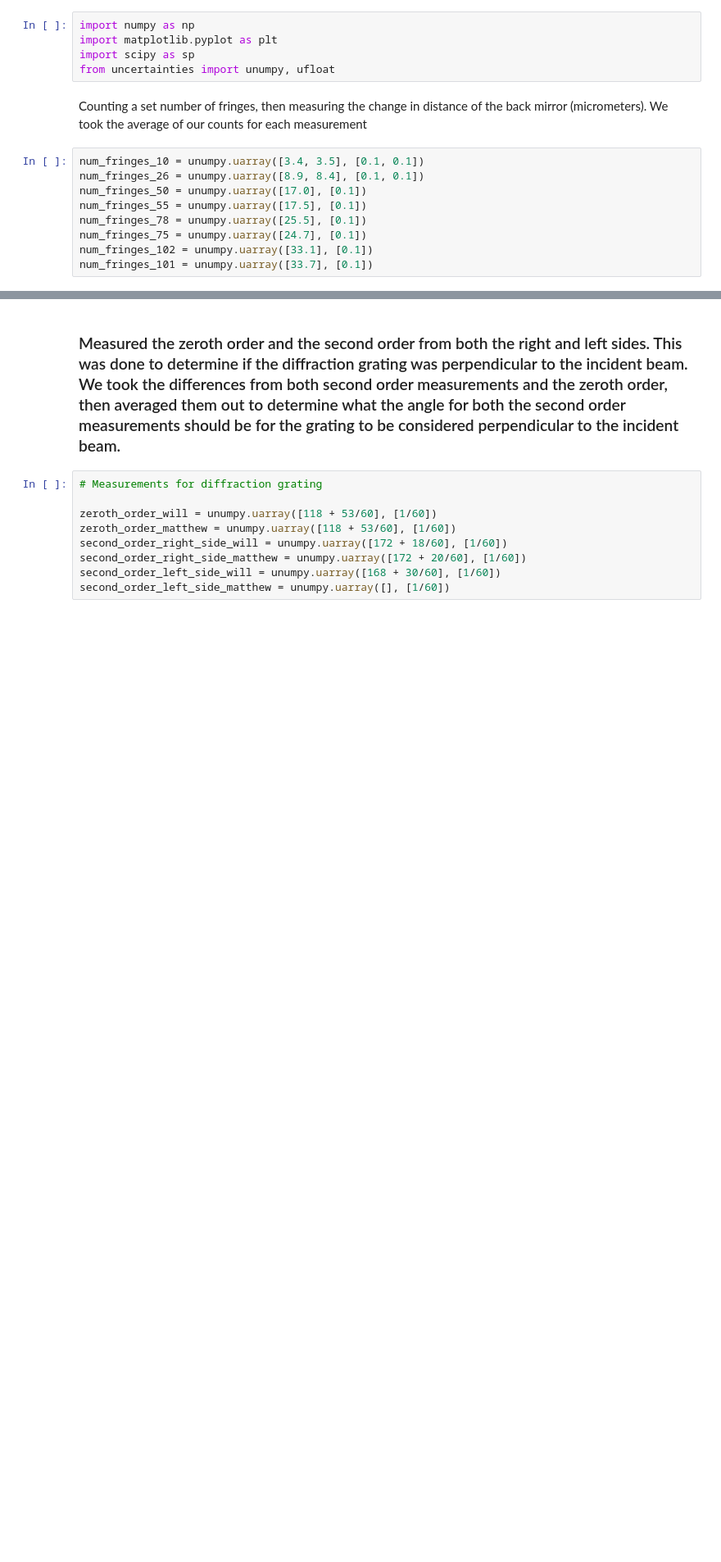
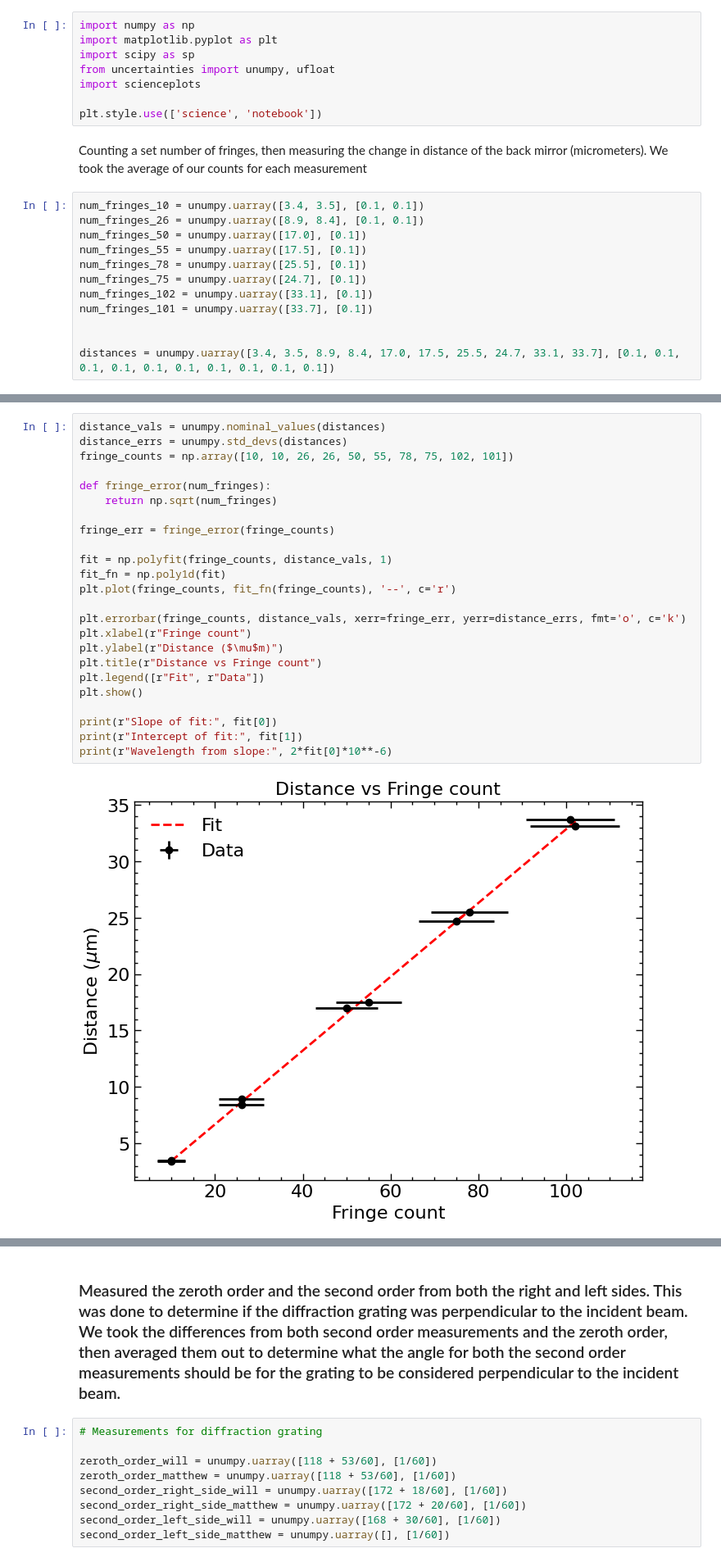
Before and after one commit to wmallah/OpticsLab, a Jupyter notebook: dispersion_curve_experiment/code/data_analysis.ipynb, the cells around one changed output, grey strips where cells are left out. Shown: that part at 82% size. Saved outputs shown, nothing was run; the diff lists cells and outputs as text; blank space fills up the shorter version.

```diff
--- a/dispersion_curve_experiment/code/data_analysis.ipynb
+++ b/dispersion_curve_experiment/code/data_analysis.ipynb
@@ -3,6 +3,9 @@ import numpy as np
 import matplotlib.pyplot as plt
 import scipy as sp
 from uncertainties import unumpy, ufloat
+import scienceplots
+
+plt.style.use(['science', 'notebook'])
 # %% [markdown]
 Counting a set number of fringes, then measuring the change in distance of the back mirror (micrometers). We took the average of our counts for each measurement
 # %%
@@ -14,3 +17,6 @@ num_fringes_78 = unumpy.uarray([25.5], [0.1])
 num_fringes_75 = unumpy.uarray([24.7], [0.1])
 num_fringes_102 = unumpy.uarray([33.1], [0.1])
 num_fringes_101 = unumpy.uarray([33.7], [0.1])
+
+
+distances = unumpy.uarray([3.4, 3.5, 8.9, 8.4, 17.0, 17.5, 25.5, 24.7, 33.1, 33.7], [0.1, 0.1, 0.1, 0.1, 0.1, 0.1, 0.1, 0.1, 0.1, 0.1])
@@ -38,2 +44,28 @@ print("Average wavelength:", wavelength_avg)
 # %% [output]
 Average wavelength: [6.655992028162091e-07+/-3.1129052798873734e-09]
+# %%
+distance_vals = unumpy.nominal_values(distances)
+distance_errs = unumpy.std_devs(distances)
+fringe_counts = np.array([10, 10, 26, 26, 50, 55, 78, 75, 102, 101])
+
+def fringe_error(num_fringes):
+    return np.sqrt(num_fringes)
+
+fringe_err = fringe_error(fringe_counts)
+
+fit = np.polyfit(fringe_counts, distance_vals, 1)
+fit_fn = np.poly1d(fit)
+plt.plot(fringe_counts, fit_fn(fringe_counts), '--', c='r')
+
+plt.errorbar(fringe_counts, distance_vals, xerr=fringe_err, yerr=distance_errs, fmt='o', c='k')
+plt.xlabel(r"Fringe count")
+plt.ylabel(r"Distance ($\mu$m)")
+plt.title(r"Distance vs Fringe count")
+plt.legend([r"Fit", r"Data"])
+plt.show()
+
+print(r"Slope of fit:", fit[0])
+print(r"Intercept of fit:", fit[1])
+print(r"Wavelength from slope:", 2*fit[0]*10**-6)
+# %% [output]
+[figure, added]
```
Also changed, not shown: parts of 17 cells of this notebook, 4 other files.
